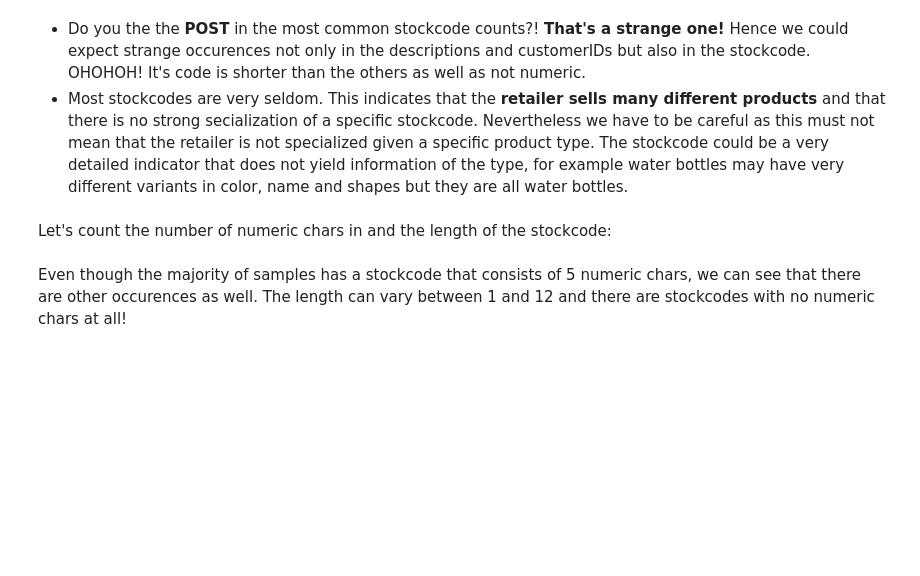
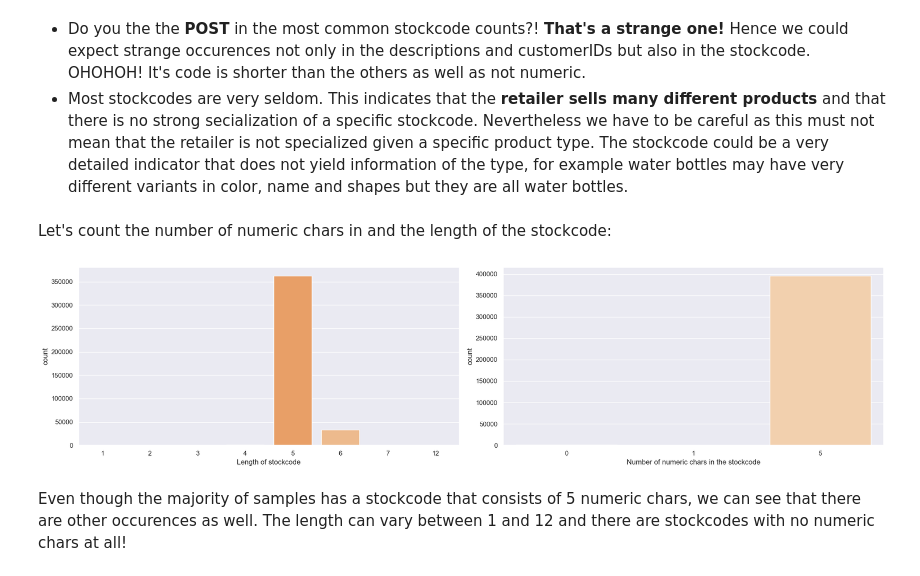
Before and after one commit to roshankahaneDSAI/Online_Retail_Sales_Forecast, a Jupyter notebook: research/e-commerce-sales-forecast.ipynb, the cells around one changed output. Drawn from its saved outputs; the diff is of its cells as text; code cells hidden in the pictures; blank space fills up the shorter version.

```diff
--- a/research/e-commerce-sales-forecast.ipynb
+++ b/research/e-commerce-sales-forecast.ipynb
@@ -39,7 +39,7 @@ import matplotlib.pyplot as plt
 %matplotlib inline
 
 import seaborn as sns
-sns.set()
+sns.set_theme(style="darkgrid")  # or "whitegrid", "dark", "white", "ticks"
 
 from catboost import CatBoostRegressor, Pool, cv
 
@@ -204,11 +296,24 @@ def count_numeric_chars(l):
 data["StockCodeLength"] = data.StockCode.apply(lambda l: len(l))
 data["nNumericStockCode"] = data.StockCode.apply(lambda l: count_numeric_chars(l))
 # %%
-fig, ax = plt.subplots(1,2,figsize=(20,5))
-sns.countplot(data["StockCodeLength"], palette="Oranges_r", ax=ax[0])
-sns.countplot(data["nNumericStockCode"], palette="Oranges_r", ax=ax[1])
+fig, ax = plt.subplots(1, 2, figsize=(20, 5))
+
+counts1 = data["StockCodeLength"].value_counts().reset_index()
+counts1.columns = ["StockCodeLength", "count"]
+sns.barplot(data=counts1, x="StockCodeLength", y="count", ax=ax[0], palette="Oranges_r")
+
+counts2 = data["nNumericStockCode"].value_counts().reset_index()
+counts2.columns = ["nNumericStockCode", "count"]
+sns.barplot(data=counts2, x="nNumericStockCode", y="count", ax=ax[1], palette="Oranges_r")
+
 ax[0].set_xlabel("Length of stockcode")
-ax[1].set_xlabel("Number of numeric chars in the stockcode");
+ax[1].set_xlabel("Number of numeric chars in the stockcode")
+
+plt.tight_layout()
+plt.show()        # <- forces display in VS Code
+plt.close()
+# %% [output]
+[figure, added]
 # %% [markdown]
 Even though the majority of samples has a stockcode that consists of 5 numeric chars, we can see that there are other occurences as well. The length can vary between 1 and 12 and there are stockcodes with no numeric chars at all!
 # %%
```
Also changed, not shown: parts of 76 cells of this notebook, 7 other files.
